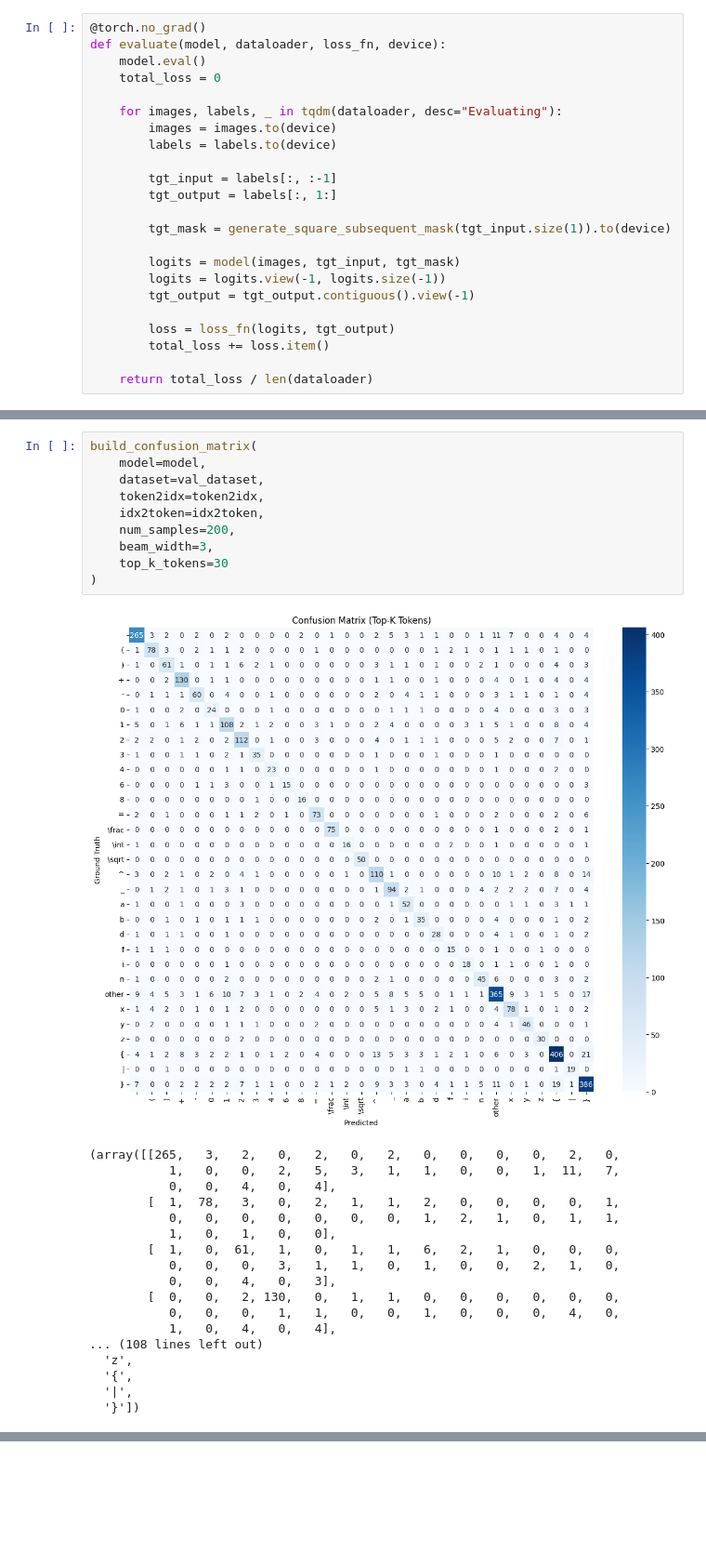
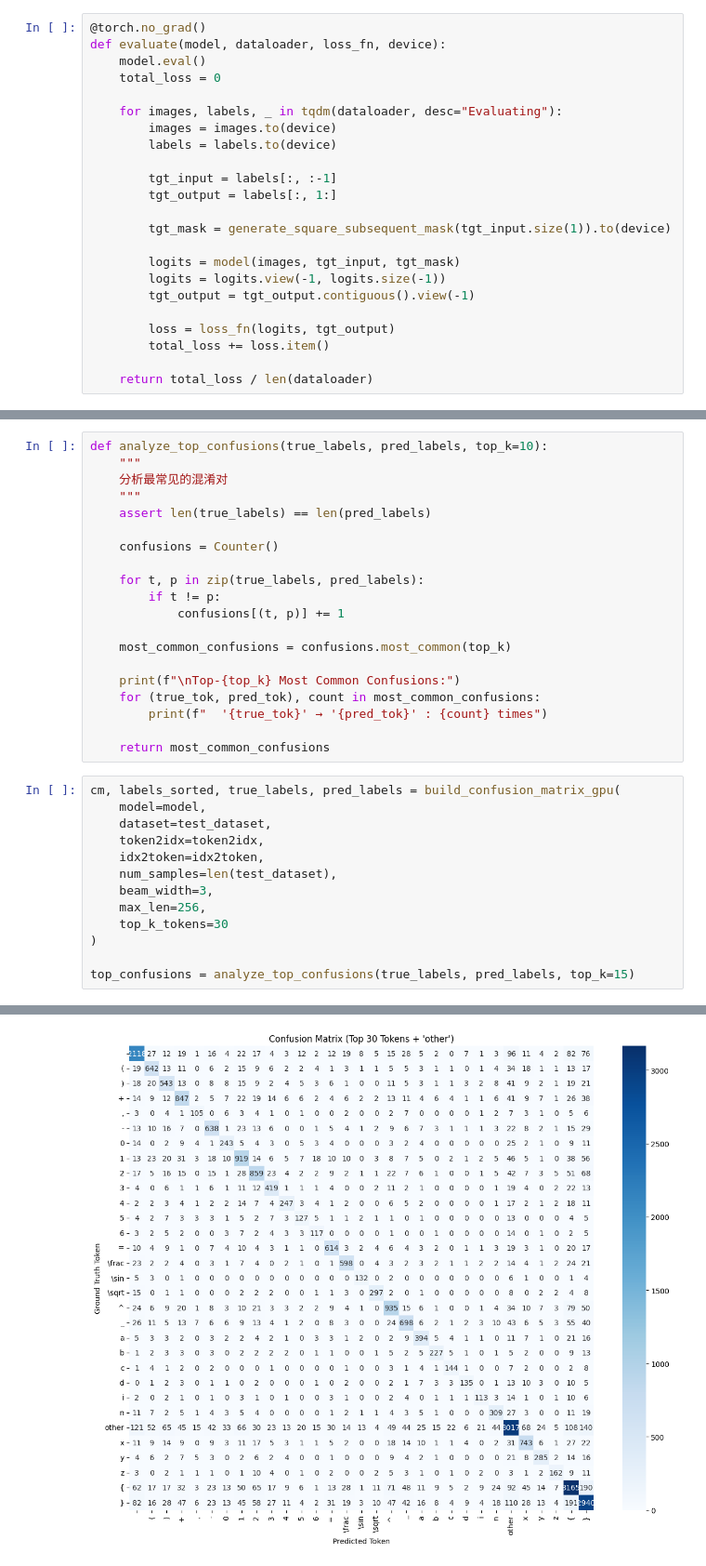
Before and after one commit to GuoJiashu/LaTex_Equation_Generator, a Jupyter notebook: LaTex_Equation_Generator.ipynb, the cells around one changed output, grey strips where cells are left out. Shown at 93% size. Cells and saved outputs as stored; diff of their text form; blank space fills up the shorter version.

```diff
--- a/LaTex_Equation_Generator.ipynb
+++ b/LaTex_Equation_Generator.ipynb
@@ -1068,29 +1191,34 @@ def build_confusion_matrix(model, dataset, token2idx, idx2token, num_samples=200
 # %%
-build_confusion_matrix(
-    model=model,
-    dataset=val_dataset,
-    token2idx=token2idx,
-    idx2token=idx2token,
-    num_samples=200,
-    beam_width=3,
-    top_k_tokens=30
-)
+def analyze_top_confusions(true_labels, pred_labels, top_k=10):
+    """
+    分析最常见的混淆对
+    """
+    assert len(true_labels) == len(pred_labels)
+
+    confusions = Counter()
+
+    for t, p in zip(true_labels, pred_labels):
+        if t != p:
+            confusions[(t, p)] += 1
+
+    most_common_confusions = confusions.most_common(top_k)
+
+    print(f"\nTop-{top_k} Most Common Confusions:")
+    for (true_tok, pred_tok), count in most_common_confusions:
+        print(f"  '{true_tok}' → '{pred_tok}' : {count} times")
+
+    return most_common_confusions
-# %% [output]
-[figure, removed]
-(array([[265,   3,   2,   0,   2,   0,   2,   0,   0,   0,   0,   2,   0,
-           1,   0,   0,   2,   5,   3,   1,   1,   0,   0,   1,  11,   7,
-           0,   0,   4,   0,   4],
-        [  1,  78,   3,   0,   2,   1,   1,   2,   0,   0,   0,   0,   1,
-           0,   0,   0,   0,   0,   0,   0,   1,   2,   1,   0,   1,   1,
-           1,   0,   1,   0,   0],
-        [  1,   0,  61,   1,   0,   1,   1,   6,   2,   1,   0,   0,   0,
-           0,   0,   0,   3,   1,   1,   0,   1,   0,   0,   2,   1,   0,
-           0,   0,   4,   0,   3],
-        [  0,   0,   2, 130,   0,   1,   1,   0,   0,   0,   0,   0,   0,
-           0,   0,   0,   1,   1,   0,   0,   1,   0,   0,   0,   4,   0,
-           1,   0,   4,   0,   4],
-... (108 lines left out)
-  'z',
-  '{',
-  '|',
-  '}'])
+# %%
+cm, labels_sorted, true_labels, pred_labels = build_confusion_matrix_gpu(
+    model=model,
+    dataset=test_dataset,
+    token2idx=token2idx,
+    idx2token=idx2token,
+    num_samples=len(test_dataset),
+    beam_width=3,
+    max_len=256,
+    top_k_tokens=30
+)
+
+top_confusions = analyze_top_confusions(true_labels, pred_labels, top_k=15)
+# %% [output]
@@ -1096,0 +1243 @@ build_confusion_matrix(
+[figure, added]
```
Also changed, not shown: parts of 28 cells of this notebook, 2 other files.
